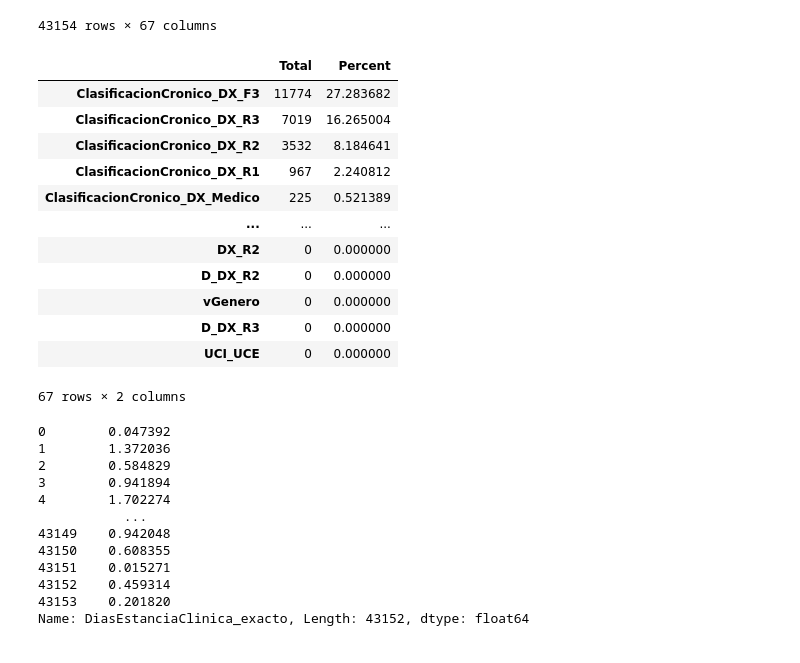
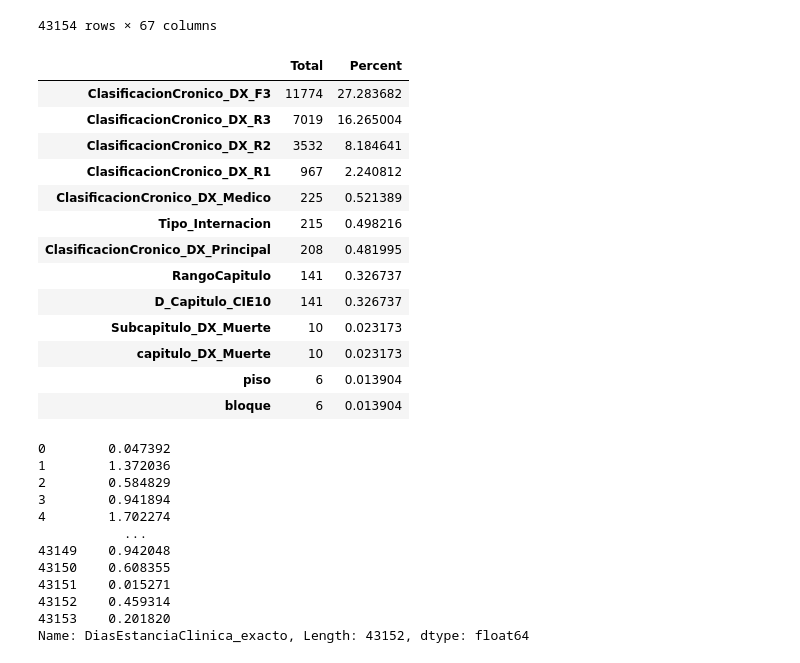
Before and after one commit to AndresBanquezBio/Hackathon, a Jupyter notebook: nosequehago.ipynb, the cells around one changed output. Drawn from its saved outputs; the diff is of its cells as text; code cells hidden in the pictures.

```diff
--- a/nosequehago.ipynb
+++ b/nosequehago.ipynb
@@ -109,22 +109,23 @@ DatosConNaN.drop(lista, axis= 1, inplace= True)
 # %%
 total           = DatosConNaN.isnull().sum().sort_values(ascending=False)
 percent         = (DatosConNaN.isnull().sum()/DatosConNaN.isnull().count()*100).sort_values(ascending=False)
 missing  = pd.concat([total,percent],axis=1,keys=["Total","Percent"])
-missing
+missing.head(13)
 # %% [output]
 |  | Total | Percent |
 | ClasificacionCronico_DX_F3 | 11774 | 27.283682 |
 | ClasificacionCronico_DX_R3 | 7019 | 16.265004 |
 | ClasificacionCronico_DX_R2 | 3532 | 8.184641 |
 | ClasificacionCronico_DX_R1 | 967 | 2.240812 |
 | ClasificacionCronico_DX_Medico | 225 | 0.521389 |
-| ... | ... | ... |
-| DX_R2 | 0 | 0.000000 |
-| D_DX_R2 | 0 | 0.000000 |
-| vGenero | 0 | 0.000000 |
-| D_DX_R3 | 0 | 0.000000 |
-| UCI_UCE | 0 | 0.000000 |
+| Tipo_Internacion | 215 | 0.498216 |
+| ClasificacionCronico_DX_Principal | 208 | 0.481995 |
+| RangoCapitulo | 141 | 0.326737 |
+| D_Capitulo_CIE10 | 141 | 0.326737 |
+| Subcapitulo_DX_Muerte | 10 | 0.023173 |
+| capitulo_DX_Muerte | 10 | 0.023173 |
+| piso | 6 | 0.013904 |
+| bloque | 6 | 0.013904 |
-67 rows × 2 columns
 # %%
 Datos3
 # %% [output]
```
